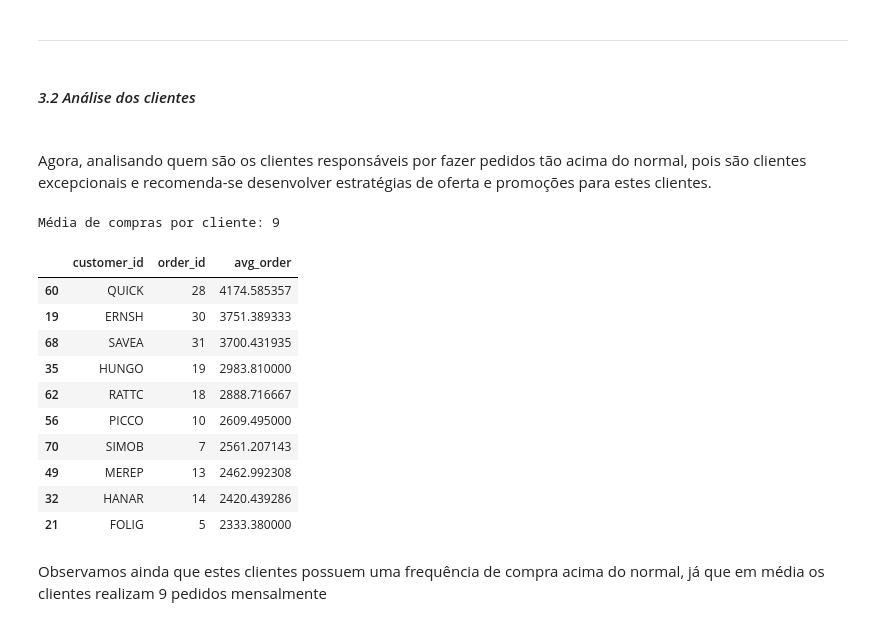
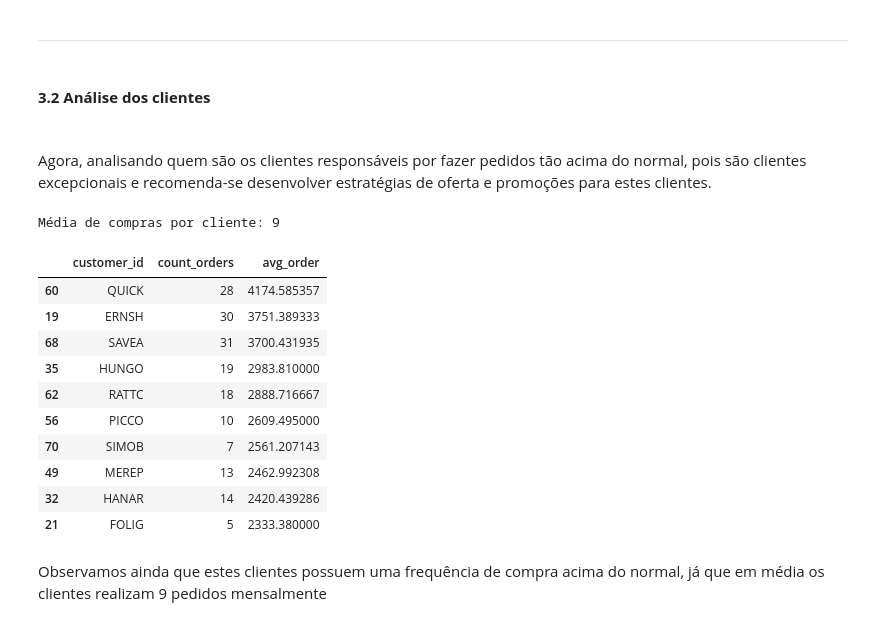
Before and after one commit to raulward/projeto-northwind, a Jupyter notebook: woorkbook.ipynb, the cells around one changed output. Drawn from its saved outputs; the diff is of its cells as text; code cells hidden in the pictures.

```diff
--- a/woorkbook.ipynb
+++ b/woorkbook.ipynb
@@ -152,0 +152,2 @@ Apesar de haver valores faltantes para a coluna de 'shipped_date' (data de entre
+# %%
+orders.dropna(inplace=True)
@@ -572,26 +636,26 @@ Entretanto, o mês 05 de 1998 possui 59 pedidos e só temos informações até o
 # %% [markdown]
 ---
 # %% [markdown]
-#### *3.2 Análise dos clientes* <h4>
+#### **3.2 Análise dos clientes** <h4>
 # %% [markdown]
 Agora, analisando quem são os clientes responsáveis por fazer pedidos tão acima do normal, pois são clientes excepcionais e recomenda-se desenvolver estratégias de oferta e promoções para estes clientes.
 # %%
 outlier_clients = (
     total_table.groupby('customer_id')
     .agg({'order_id': 'count', 'total_order': 'mean'})
     .reset_index()
-    .rename(columns={'total_order': 'avg_order'}))
+    .rename(columns={'total_order': 'avg_order', 'order_id': 'count_orders'}))
 
-top_10_clients = outlier_clients.sort_values('avg_order',ascending=False).head(10)
+top_10_clients = outlier_clients.sort_values('avg_order', ascending=False).head(10)
 
 mean_orders_clients = total_table.groupby('customer_id')['order_id'].count().mean()
 
 print(f'Média de compras por cliente: {mean_orders_clients:.0f}')
 
 top_10_clients
 # %% [output]
 Média de compras por cliente: 9
-|  | customer_id | order_id | avg_order |
+|  | customer_id | count_orders | avg_order |
 | 60 | QUICK | 28 | 4174.585357 |
 | 19 | ERNSH | 30 | 3751.389333 |
 | 68 | SAVEA | 31 | 3700.431935 |
```
Also changed, not shown: parts of 33 cells of this notebook.
